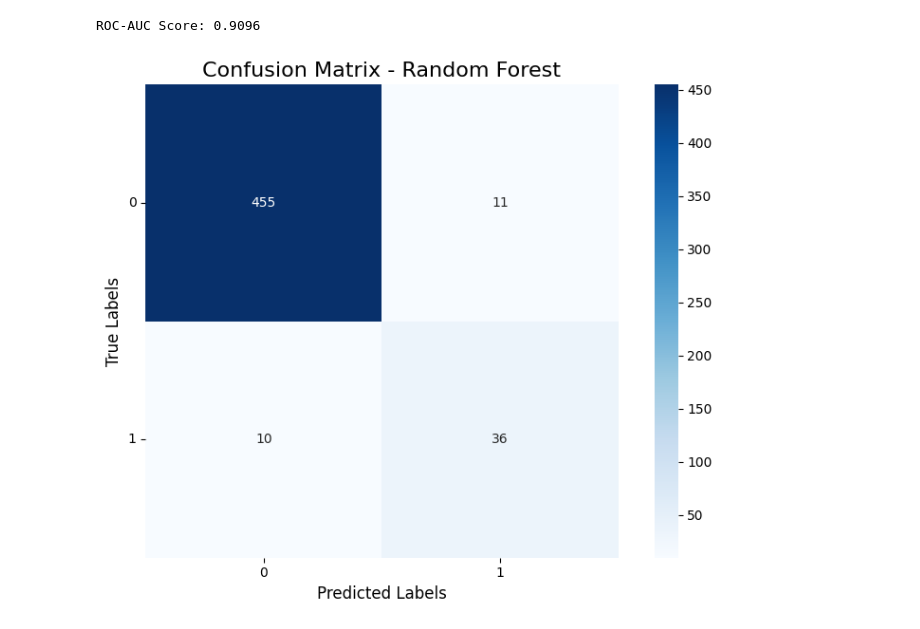
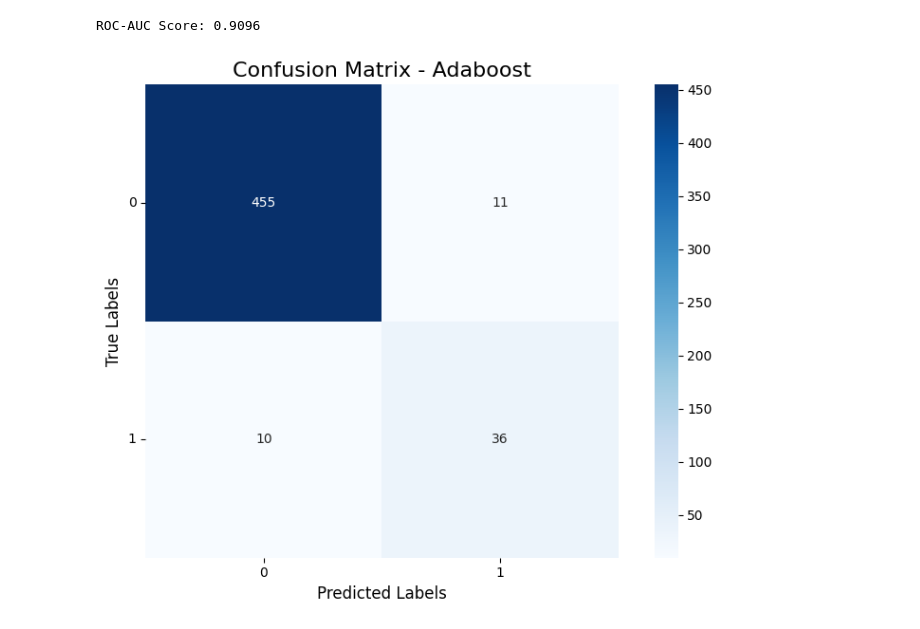
Before and after one commit to Adrien1126/ProjetIce-Classification-, a Jupyter notebook: notebooks/Notebook_final.ipynb, the cells around one changed output. Cells and saved outputs as stored; diff of their text form; code cells hidden in the pictures.

```diff
--- a/notebooks/Notebook_final.ipynb
+++ b/notebooks/Notebook_final.ipynb
@@ -624,10 +587,10 @@ ROC-AUC Score: 0.9096
 # %%
 plot_confusion_matrix(
     y_true=y_test,
     y_pred=y_pred_adaboost,
     labels=[0, 1],  # Adapter si vous avez plus de classes
     normalize=False,  # Mettre True si vous voulez des proportions
-    title="Confusion Matrix - Random Forest"
+    title="Confusion Matrix - Adaboost"
 )
 # %% [output]
-[figure, old version]
+[figure, new version]
```
Also changed, not shown: parts of 7 cells of this notebook, 1 other file.
